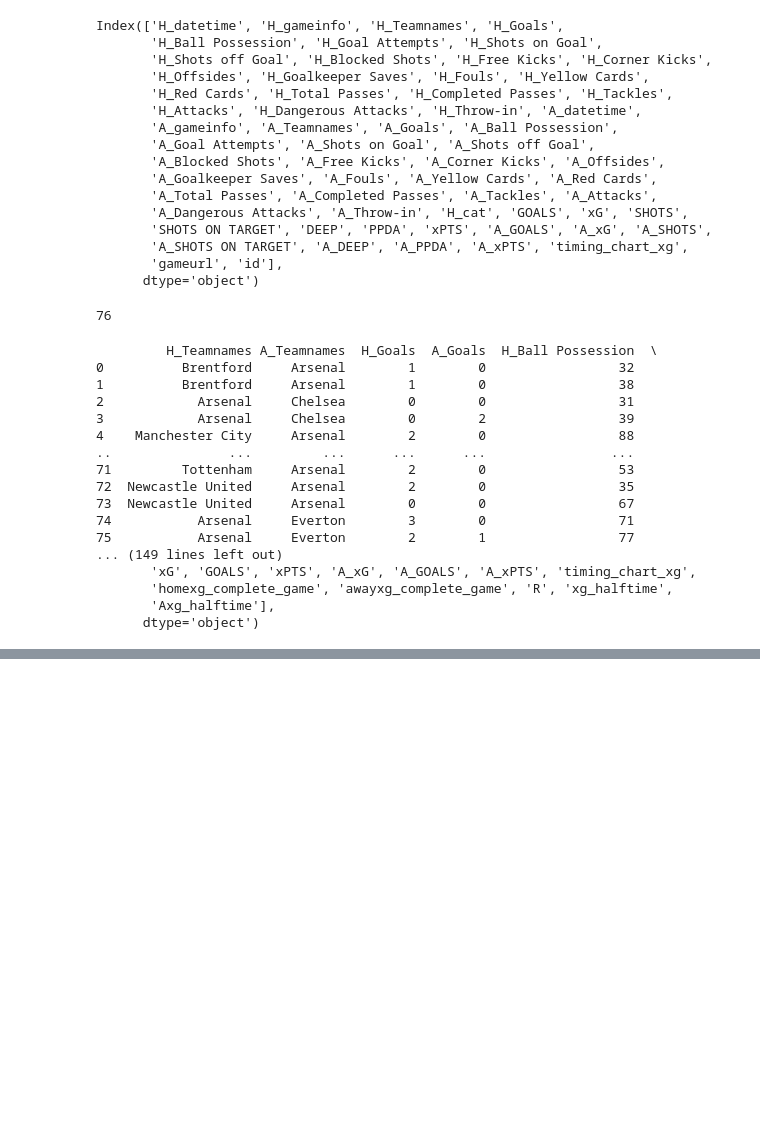
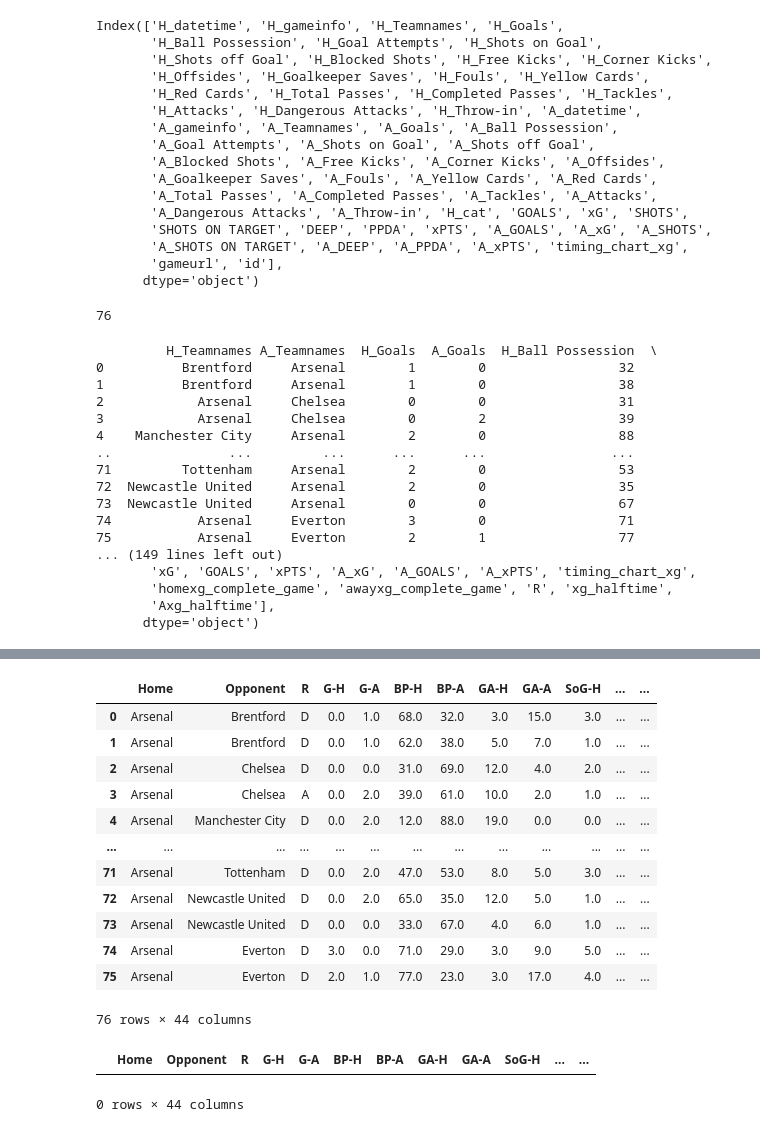
Before and after one commit to mgebele/football_stats, a Jupyter notebook: test_py.ipynb, the cells around one changed output, grey strips where cells are left out. Drawn from its saved outputs; the diff is of its cells as text; code cells hidden in the pictures; blank space fills up the shorter version.

```diff
--- a/test_py.ipynb
+++ b/test_py.ipynb
@@ -67,7 +67,7 @@ cleaned_names_saissons = sorted(cleaned_names_saissons, key=lambda x: int(
     x.split(" ")[-1]), reverse=True)
 
 global saison
-saison = "Premier-League 2122"
+saison = "Serie-A"
 print(saison)
 # map names back for reading the correct csv name
 
@@ -99,7 +99,7 @@ for x in range(0, len(dfallteamnamesl)):
     teamsoptions.append(dfallteamnamesl[x])
 
 global xg_team
-xg_team = "Arsenal"
+xg_team = "Verona"
 
 # convert string to df to use process_team_names_of_df function
 df_teamname = pd.DataFrame([xg_team])
@@ -617,0 +665,21 @@ fig.show()
+# %%
+df4CompleteGraph
+# %% [output]
+|  | Home | Opponent | R | G-H | G-A | BP-H | BP-A | GA-H | GA-A | SoG-H | ... | ... |
+| 0 | Arsenal | Brentford | D | 0.0 | 1.0 | 68.0 | 32.0 | 3.0 | 15.0 | 3.0 | ... | ... |
+| 1 | Arsenal | Brentford | D | 0.0 | 1.0 | 62.0 | 38.0 | 5.0 | 7.0 | 1.0 | ... | ... |
+| 2 | Arsenal | Chelsea | D | 0.0 | 0.0 | 31.0 | 69.0 | 12.0 | 4.0 | 2.0 | ... | ... |
+| 3 | Arsenal | Chelsea | A | 0.0 | 2.0 | 39.0 | 61.0 | 10.0 | 2.0 | 1.0 | ... | ... |
+| 4 | Arsenal | Manchester City | D | 0.0 | 2.0 | 12.0 | 88.0 | 19.0 | 0.0 | 0.0 | ... | ... |
+| ... | ... | ... | ... | ... | ... | ... | ... | ... | ... | ... | ... | ... |
+| 71 | Arsenal | Tottenham | D | 0.0 | 2.0 | 47.0 | 53.0 | 8.0 | 5.0 | 3.0 | ... | ... |
+| 72 | Arsenal | Newcastle United | D | 0.0 | 2.0 | 65.0 | 35.0 | 12.0 | 5.0 | 1.0 | ... | ... |
+| 73 | Arsenal | Newcastle United | D | 0.0 | 0.0 | 33.0 | 67.0 | 4.0 | 6.0 | 1.0 | ... | ... |
+| 74 | Arsenal | Everton | D | 3.0 | 0.0 | 71.0 | 29.0 | 3.0 | 9.0 | 5.0 | ... | ... |
+| 75 | Arsenal | Everton | D | 2.0 | 1.0 | 77.0 | 23.0 | 3.0 | 17.0 | 4.0 | ... | ... |
+76 rows × 44 columns
+# %%
+df4CompleteGraph[df4CompleteGraph["halftime"] == "2"]
+# %% [output]
+|  | Home | Opponent | R | G-H | G-A | BP-H | BP-A | GA-H | GA-A | SoG-H | ... | ... |
+0 rows × 44 columns
```
Also changed, not shown: parts of 14 cells of this notebook, 7 other files.
